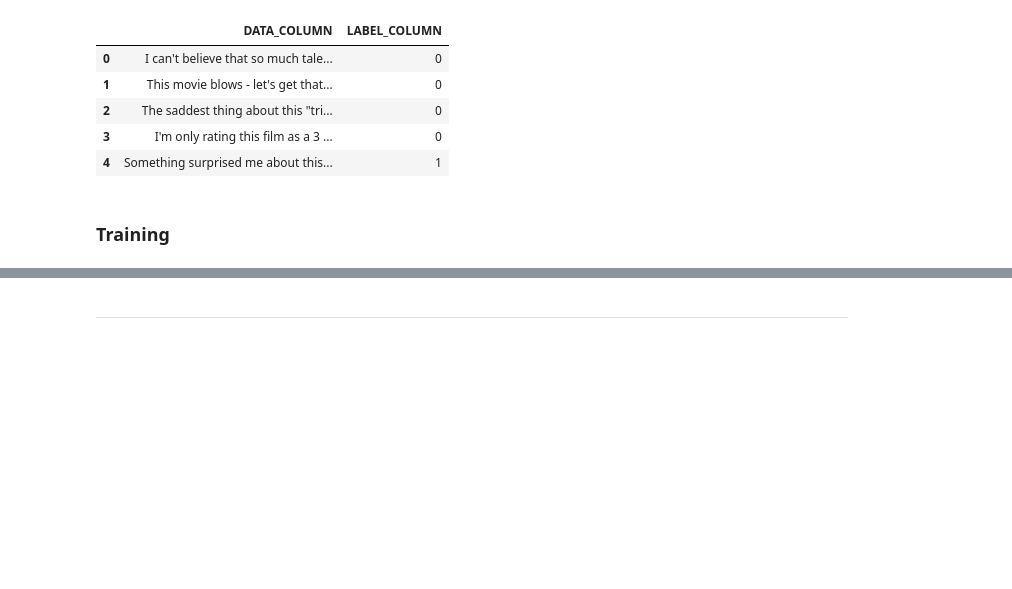
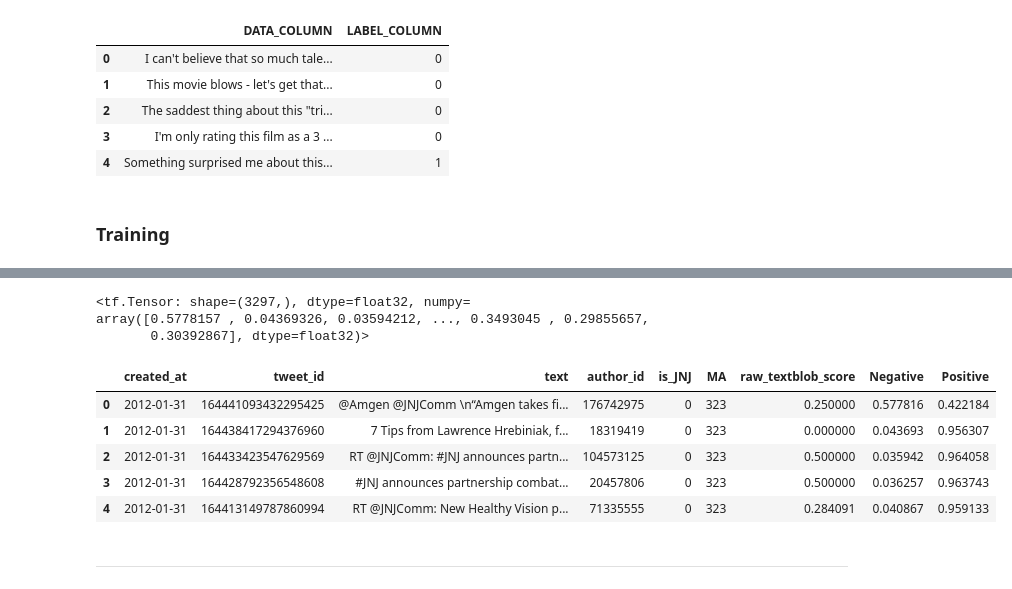
Before and after one commit to HenryDorsey/EaddyProject, a Jupyter notebook: eaddy_io.ipynb, the cells around one changed output, grey strips where cells are left out. Cells and saved outputs as stored; diff of their text form; code cells hidden in the pictures; blank space fills up the shorter version.

```diff
--- a/eaddy_io.ipynb
+++ b/eaddy_io.ipynb
@@ -1205,0 +1239,2 @@ for i in range(len(pred_sentences)):
+# %%
+df['raw_textblob_score'] = df['text'].apply(lambda x: get_valence(x))
@@ -1205,0 +1245,2 @@ for i in range(len(pred_sentences)):
+# %%
+text_list = list(df['text'])
@@ -1205,0 +1251,9 @@ for i in range(len(pred_sentences)):
+# %%
+pred_batch = tokenizer(text_list, max_length = 128, padding = True, truncation=True, return_tensors='tf')
+tf_outputs = model(pred_batch)
+tf_preds = tf.nn.softmax(tf_outputs[0], axis=-1)
+labels = ['Negative','Positive']
+label = tf.argmax(tf_preds, axis=1)
+label = label.numpy()
+for i in range(100):
+    print(text_list[i], ": ", labels[label[i]])
@@ -1206,3 +1289,21 @@ for i in range(len(pred_sentences)):
+# %%
+tf_preds[:,0]
+# %% [output]
+<tf.Tensor: shape=(3297,), dtype=float32, numpy=
+array([0.5778157 , 0.04369326, 0.03594212, ..., 0.3493045 , 0.29855657,
+       0.30392867], dtype=float32)>
+# %%
+df['Negative'] = tf_preds[:,0]
+df['Positive'] = tf_preds[:,1]
+# %%
+df.head()
+# %% [output]
+|  | created_at | tweet_id | text | author_id | is_JNJ | MA | raw_textblob_score | Negative | Positive |
+| 0 | 2012-01-31 | 164441093432295425 | @Amgen @JNJComm \n“Amgen takes fi... | 176742975 | 0 | 323 | 0.250000 | 0.577816 | 0.422184 |
+| 1 | 2012-01-31 | 164438417294376960 | 7 Tips from Lawrence Hrebiniak, f... | 18319419 | 0 | 323 | 0.000000 | 0.043693 | 0.956307 |
+| 2 | 2012-01-31 | 164433423547629569 | RT @JNJComm: #JNJ announces partn... | 104573125 | 0 | 323 | 0.500000 | 0.035942 | 0.964058 |
+| 3 | 2012-01-31 | 164428792356548608 | #JNJ announces partnership combat... | 20457806 | 0 | 323 | 0.500000 | 0.036257 | 0.963743 |
+| 4 | 2012-01-31 | 164413149787860994 | RT @JNJComm: New Healthy Vision p... | 71335555 | 0 | 323 | 0.284091 | 0.040867 | 0.959133 |
 # %% [markdown]
 ----------
 # %% [markdown]
```
Also changed, not shown: parts of 19 cells of this notebook, 1 other file.
